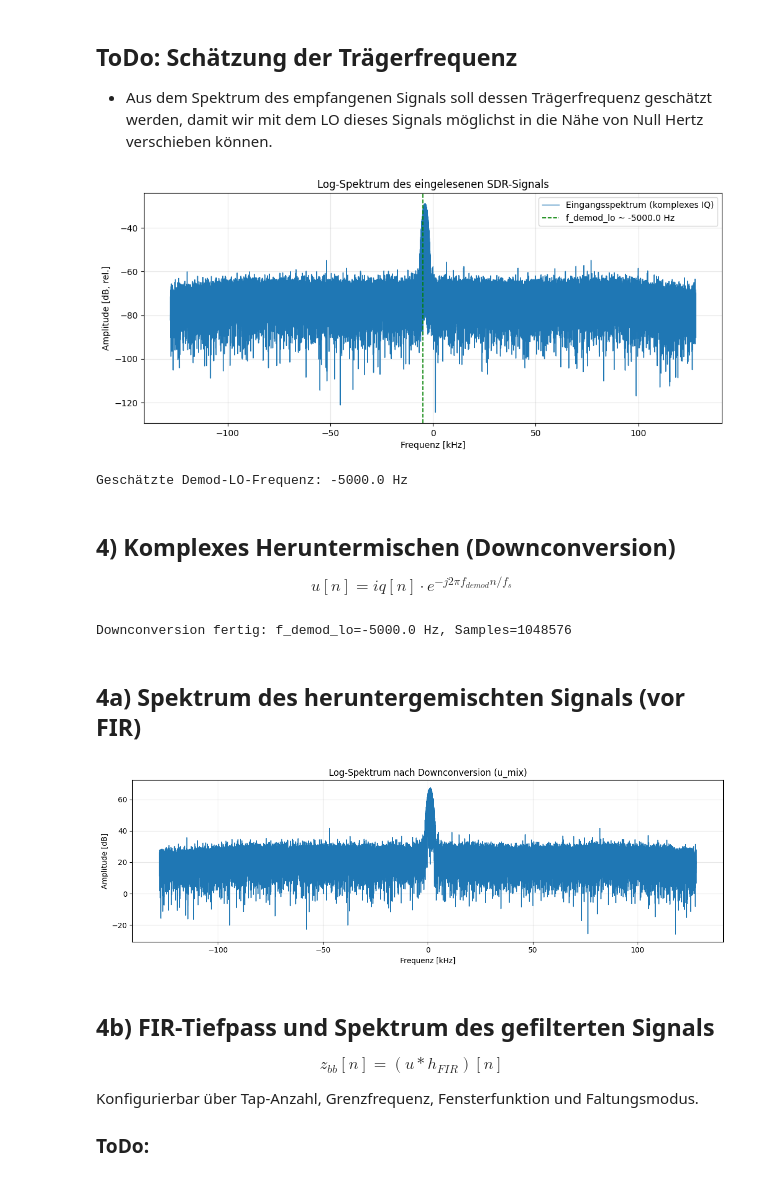
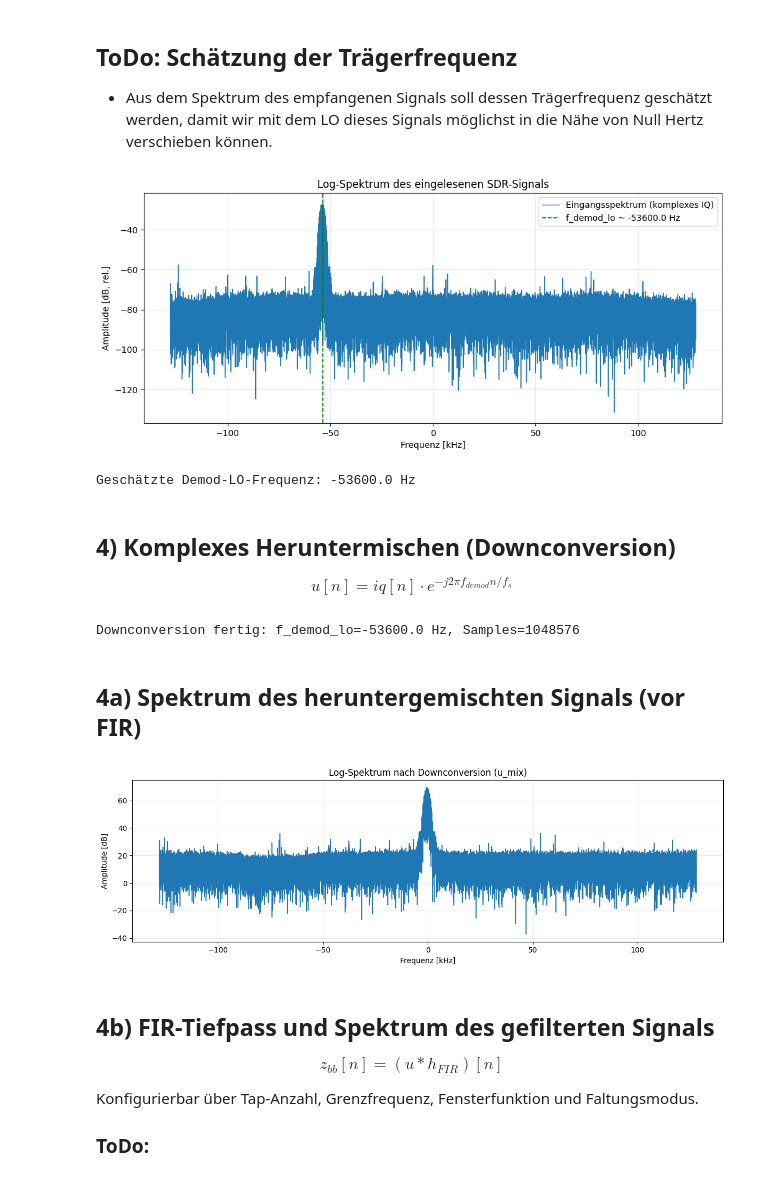
Before and after one commit to Sommer-r/KT-course, a Jupyter notebook: lab_suite/labs/07_01_LABOR-8/submissions/5-FSK-SDR-demod.ipynb, the cells around one changed output. Cells and saved outputs as stored; diff of their text form; code cells hidden in the pictures.

```diff
--- a/lab_suite/labs/07_01_LABOR-8/submissions/5-FSK-SDR-demod.ipynb
+++ b/lab_suite/labs/07_01_LABOR-8/submissions/5-FSK-SDR-demod.ipynb
@@ -187,22 +188,22 @@ plt.show()
 # %%
 
 # Trage HIER eine Schätzung der Trägerfrequenz ein
-f_demod_lo = -5000.0
+f_demod_lo = -53600.0
 
 plt.figure(figsize=(12, 4.8))
 plt.plot(f_spec/1e3, S_db, lw=1.0, label='Eingangsspektrum (komplexes IQ)')
 plt.axvline(f_demod_lo/1e3, color='g', ls='--', lw=1.2, label=f'f_demod_lo ~ {f_demod_lo:.1f} Hz')
 plt.title('Log-Spektrum des eingelesenen SDR-Signals')
 plt.xlabel('Frequenz [kHz]')
 plt.ylabel('Amplitude [dB, rel.]')
 plt.grid(alpha=0.3)
 plt.legend()
 plt.show()
 
 print(f'Geschätzte Demod-LO-Frequenz: {f_demod_lo:.1f} Hz')
 # %% [output]
-[figure, old version]
+[figure, new version]
-Geschätzte Demod-LO-Frequenz: -5000.0 Hz
+Geschätzte Demod-LO-Frequenz: -53600.0 Hz
 # %% [markdown]
 ## 4) Komplexes Heruntermischen (Downconversion)
 
@@ -217,7 +218,7 @@ Q_raw = np.imag(u_mix).astype(np.float64)
 
 print(f'Downconversion fertig: f_demod_lo={f_demod_lo:.1f} Hz, Samples={len(u_mix)}')
 # %% [output]
-Downconversion fertig: f_demod_lo=-5000.0 Hz, Samples=1048576
+Downconversion fertig: f_demod_lo=-53600.0 Hz, Samples=1048576
 # %% [markdown]
 ## 4a) Spektrum des heruntergemischten Signals (vor FIR)
 # %%
@@ -236,7 +237,7 @@ plt.grid(alpha=0.3)
 plt.tight_layout()
 plt.show()
 # %% [output]
-[figure, old version]
+[figure, new version]
 # %% [markdown]
 ## 4b) FIR-Tiefpass und Spektrum des gefilterten Signals
 
```
Also changed, not shown: parts of 8 cells of this notebook, 32 other files.
